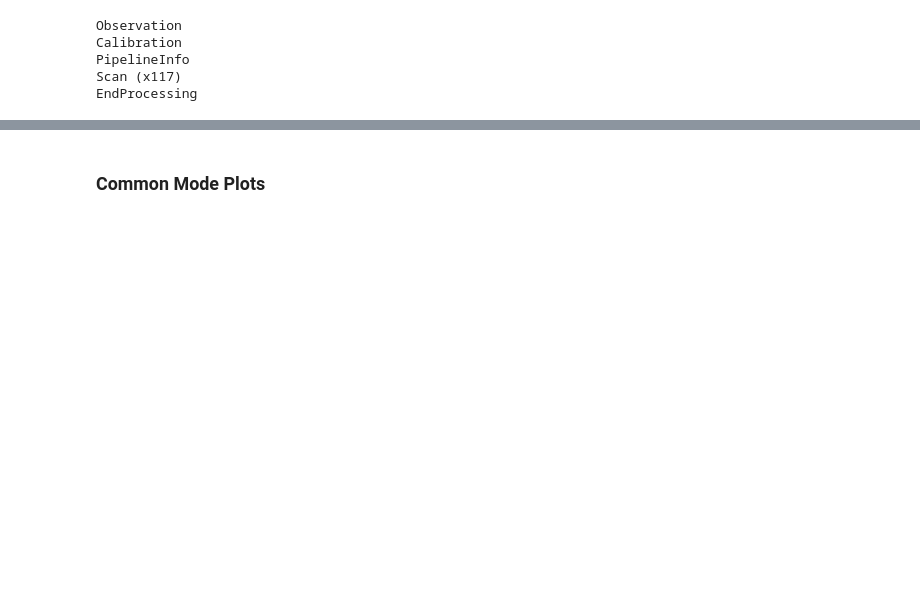
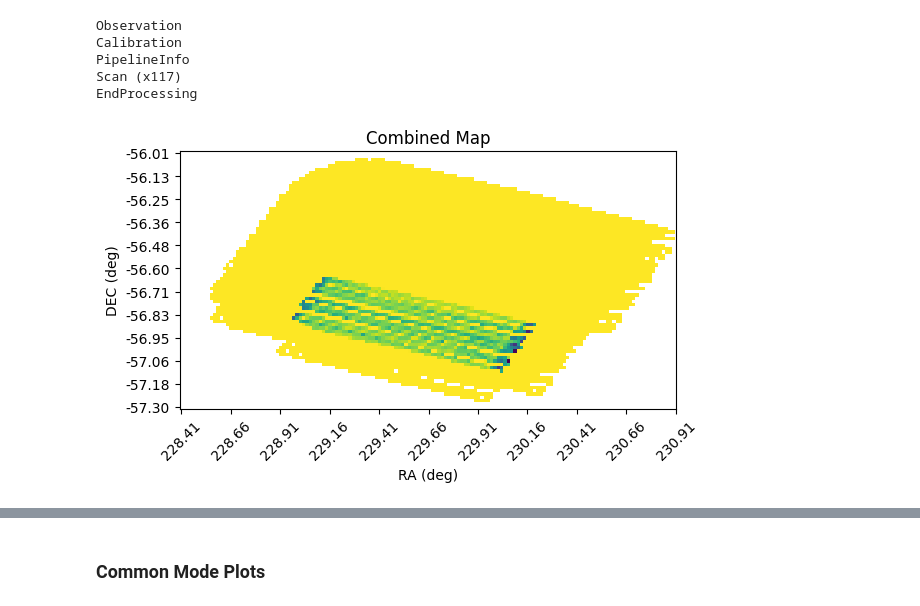
Before and after one commit to jonahjlee/blasttng-to-g3, a Jupyter notebook: notebooks/map_making.ipynb, the cells around one changed output, grey strips where cells are left out. Saved outputs shown, nothing was run; the diff lists cells and outputs as text; code cells hidden in the pictures; blank space fills up the shorter version.

```diff
--- a/notebooks/map_making.ipynb
+++ b/notebooks/map_making.ipynb
@@ -169,6 +171,10 @@ Calibration
 PipelineInfo
 Scan (x117)
 EndProcessing
+# %%
+binner.plot()
+# %% [output]
+[figure, added]
 # %%
 plt.imshow(binner.data, origin='lower')
 plt.xticks(range(binner.nx + 1)[::80], [f"{ra:.2f}" for ra in binner.ra_edges[::80] / core.G3Units.deg],
```
Also changed, not shown: parts of 8 cells of this notebook, 5 other files.
